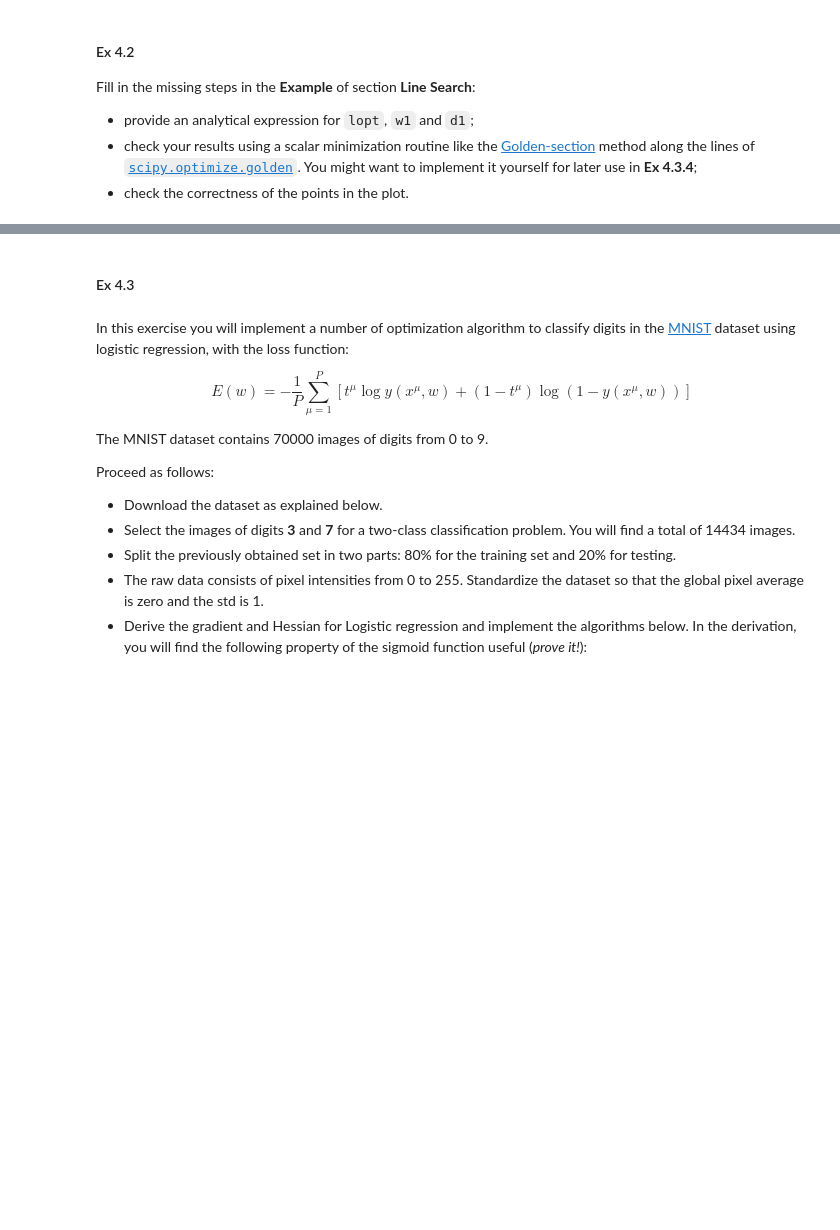
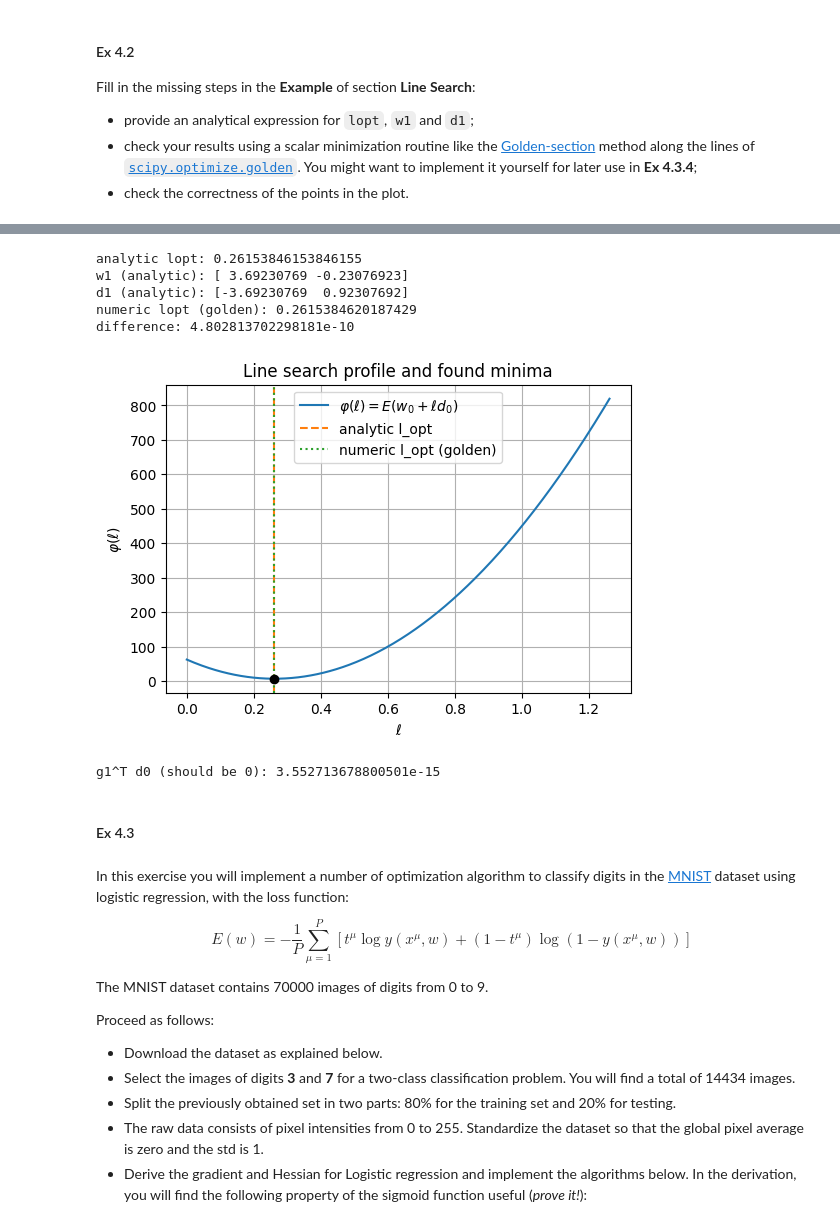
Before and after one commit to josjo99/cds_ml, a Jupyter notebook: Lecture4.1-learning_algorithms.ipynb, the cells around one changed output, grey strips where cells are left out. Drawn from its saved outputs; the diff is of its cells as text; code cells hidden in the pictures; blank space fills up the shorter version.

```diff
--- a/Lecture4.1-learning_algorithms.ipynb
+++ b/Lecture4.1-learning_algorithms.ipynb
@@ -575,3 +730,78 @@ Fill in the missing steps in the **Example** of section **Line Search**:
+# %%
+lam1 = 1.0
+lam2 = 4.0
+
+w0 = np.array([5.0, 5.0])
+
+def E(w):
+    return 0.5 * (lam1 * w[0]**2 + lam2 * w[1]**2)
+
+def gradE(w):
+    return np.array([lam1 * w[0], lam2 * w[1]])
+
+H = np.diag([lam1, lam2])
+
+g0 = gradE(w0)
+d0 = -g0
+
+lopt_analytic = (g0 @ g0) / (g0 @ (H @ g0))
+print("analytic lopt:", lopt_analytic)
+
+w1_analytic = w0 + lopt_analytic * d0
+d1_analytic = -gradE(w1_analytic)
+print("w1 (analytic):", w1_analytic)
+print("d1 (analytic):", d1_analytic)
+
+phi = lambda l: E(w0 + l * d0)
+
+def golden_section_minimize(f, a, b, tol=1e-8, maxiter=200):
+    gr = (np.sqrt(5) - 1) / 2  # 0.618...
+    c = b - gr * (b - a)
+    d = a + gr * (b - a)
+    fc = f(c); fd = f(d)
+    it = 0
+    while (b - a) > tol and it < maxiter:
+        if fc < fd:
+            b, d, fd = d, c, fc
+            c = b - gr * (b - a)
+            fc = f(c)
+        else:
+            a, c, fc = c, d, fd
+            d = a + gr * (b - a)
+            fd = f(d)
+        it += 1
+    return (a + b) / 2
+
+a, b = 0.0, 10.0
+lopt_numeric = golden_section_minimize(phi, a, b, tol=1e-10)
+print("numeric lopt (golden):", lopt_numeric)
+print("difference:", abs(lopt_numeric - lopt_analytic))
+
+ls = np.linspace(max(0, lopt_analytic - 1.0), lopt_analytic + 1.0, 400)
+phis = [phi(l) for l in ls]
+
+plt.figure(figsize=(6,4))
+plt.plot(ls, phis, label=r'$\varphi(\ell)=E(w_0+\ell d_0)$')
+plt.axvline(lopt_analytic, color='C1', linestyle='--', label='analytic l_opt')
+plt.axvline(lopt_numeric, color='C2', linestyle=':', label='numeric l_opt (golden)')
+plt.scatter([lopt_analytic], [phi(lopt_analytic)], color='black', zorder=5)
+plt.xlabel(r'$\ell$')
+plt.ylabel(r'$\varphi(\ell)$')
+plt.legend()
+plt.title('Line search profile and found minima')
+plt.grid(True)
+plt.show()
+
+g1 = gradE(w1_analytic)
+print("g1^T d0 (should be 0):", float(g1 @ d0))
+# %% [output]
+analytic lopt: 0.26153846153846155
+w1 (analytic): [ 3.69230769 -0.23076923]
+d1 (analytic): [-3.69230769  0.92307692]
+numeric lopt (golden): 0.2615384620187429
+difference: 4.802813702298181e-10
+[figure, added]
+g1^T d0 (should be 0): 3.552713678800501e-15
 # %% [markdown]
 #### Ex 4.3
 # %% [markdown]
```
Also changed, not shown: parts of 17 cells of this notebook.
